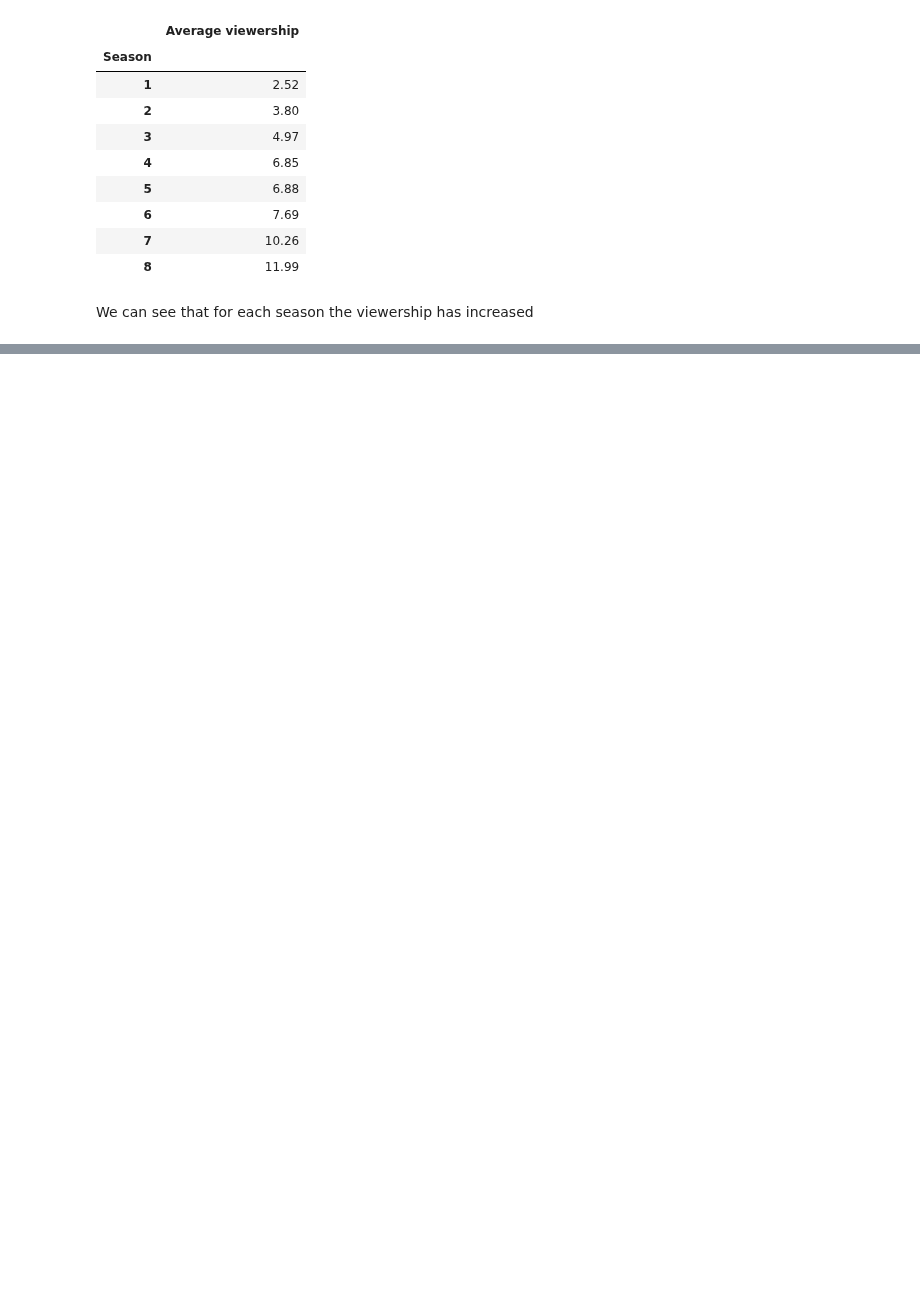
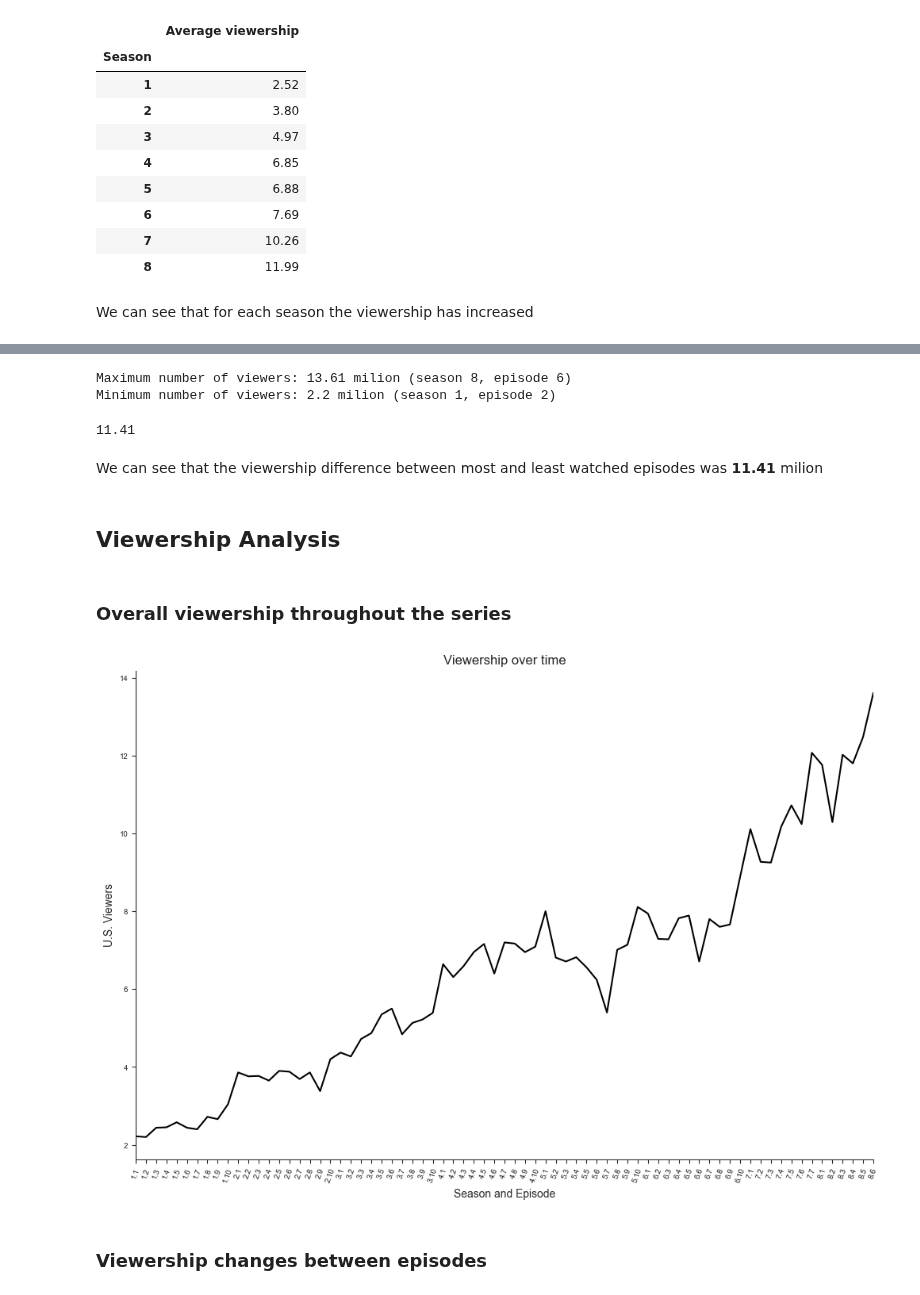
Before and after one commit to mmtomczak/rr_assignment, a Jupyter notebook: notebook.ipynb, the cells around one changed output, grey strips where cells are left out. Drawn from its saved outputs; the diff is of its cells as text; code cells hidden in the pictures; blank space fills up the shorter version.

Commit message:
Added graphs for viewership analysis

```diff
--- a/notebook.ipynb
+++ b/notebook.ipynb
@@ -35,0 +40,44 @@ We can see that for each season the viewership has increased
+# %%
+print("Maximum number of viewers: {} milion (season {}, episode {})\nMinimum number of viewers: {} milion (season {}, episode {})".format(
+    data["U.S. Viewers"].max(),
+    data.iloc[data["U.S. Viewers"].idxmax()]["Season"],
+    data.iloc[data["U.S. Viewers"].idxmax()]["Episode number"],
+    data["U.S. Viewers"].min(),
+    data.iloc[data["U.S. Viewers"].idxmin()]["Season"],
+    data.iloc[data["U.S. Viewers"].idxmin()]["Episode number"],
+))
+# %% [output]
+Maximum number of viewers: 13.61 milion (season 8, episode 6)
+Minimum number of viewers: 2.2 milion (season 1, episode 2)
+# %%
+diff = data["U.S. Viewers"].max() - data["U.S. Viewers"].min()
+print(diff)
+# %% [output]
+11.41
+# %% [markdown]
+We can see that the viewership difference between most and least watched episodes was **11.41** milion
+# %% [markdown]
+## Viewership Analysis
+# %% [markdown]
+### Overall viewership throughout the series
+# %%
+import seaborn as sns
+import matplotlib.pyplot as plt
+import warnings
+warnings.filterwarnings("ignore")
+
+sns.set_style("ticks")
+fig, ax = plt.subplots(figsize=(12,8))
+data["ep"] = data["Season"].astype("str") + "." + data["Episode number"].astype("str")
+sns.lineplot(data=data, x="ep", y="U.S. Viewers", ax=ax, color="black")
+ax.set_xticklabels(ax.get_xticklabels(), fontsize=7, rotation=70)
+ax.set_yticklabels(ax.get_yticklabels(), fontsize=7)
+ax.set_xlim(ax.get_xticks()[0], ax.get_xticks()[-1])
+ax.set_xlabel("Season and Episode")
+ax.set_title("Viewership over time")
+sns.despine()
+plt.show()
+# %% [output]
+[figure, added]
+# %% [markdown]
+### Viewership changes between episodes
```
Also changed, not shown: parts of 5 cells of this notebook.
